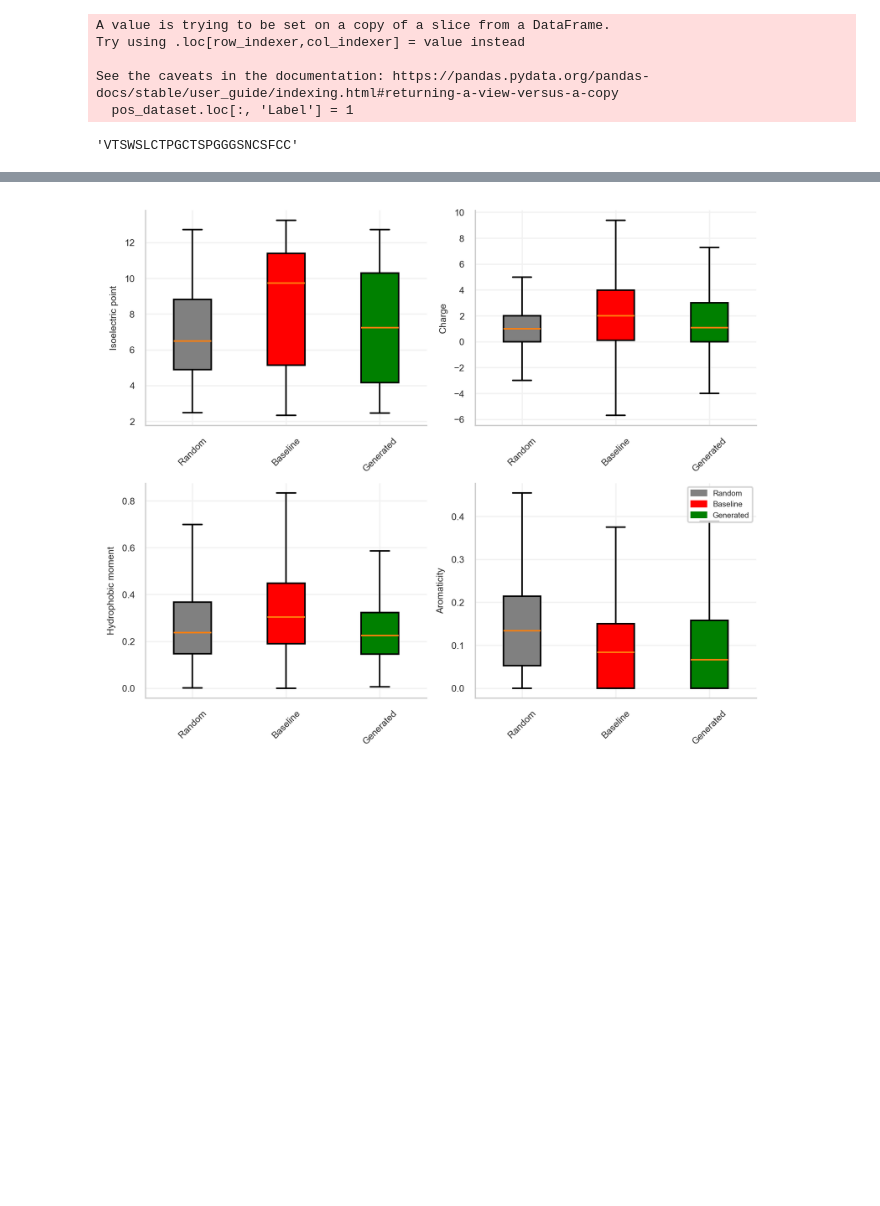
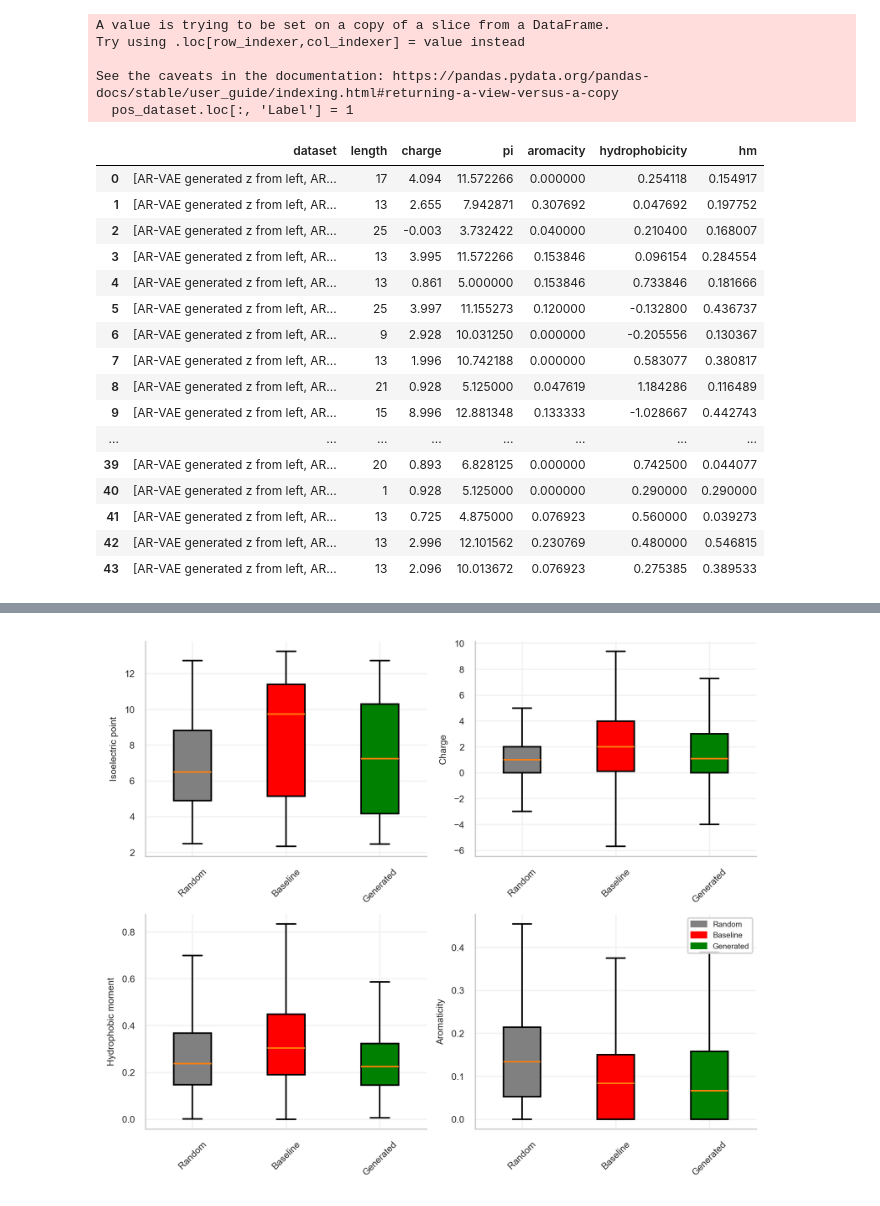
Before and after one commit to gwiazale/PepGlider, a Jupyter notebook: UnconstrainedGeneration_PhysicochemicalProperties.ipynb, the cells around one changed output, grey strips where cells are left out. Cells and saved outputs as stored; diff of their text form; code cells hidden in the pictures; blank space fills up the shorter version.

```diff
--- a/UnconstrainedGeneration_PhysicochemicalProperties.ipynb
+++ b/UnconstrainedGeneration_PhysicochemicalProperties.ipynb
@@ -303,4 +321,0 @@ peptides = [
-# %%
-df[0]
-# %% [output]
-'VTSWSLCTPGCTSPGGGSNCSFCC'
@@ -307,2 +334,34 @@ df[0]
 # %%
 physchem = calculate_physchem(peptides, datasets)
+# %%
+sequences_arvae_right = pd.read_csv('./sequences.csv', header=None)
+sequences_arvae_right[0] = sequences_arvae_right[0].str.strip().str.rstrip("0")
+df_arvae_right = sequences_arvae_right[~sequences_arvae_right[0].str.contains("0")]
+generated_arvae_right = df_arvae_right[0].tolist()
+
+sequences_arvae_left = pd.read_csv('./sequences.csv', header=None)
+sequences_arvae_left[0] = sequences_arvae_left[0].str.strip().str.rstrip("0")
+df_arvae_left = sequences_arvae_left[~sequences_arvae_left[0].str.contains("0")]
+generated_arvae_left = df_arvae_left[0].tolist()
+
+peptides_arvae_lr = calculate_physchem([generated_arvae_left, generated_arvae_right], [['AR-VAE generated z from left', 'AR-VAE generated z from right']])
+# %%
+peptides_arvae_lr
+# %% [output]
+|  | dataset | length | charge | pi | aromacity | hydrophobicity | hm |
+| 0 | [AR-VAE generated z from left, AR... | 17 | 4.094 | 11.572266 | 0.000000 | 0.254118 | 0.154917 |
+| 1 | [AR-VAE generated z from left, AR... | 13 | 2.655 | 7.942871 | 0.307692 | 0.047692 | 0.197752 |
+| 2 | [AR-VAE generated z from left, AR... | 25 | -0.003 | 3.732422 | 0.040000 | 0.210400 | 0.168007 |
+| 3 | [AR-VAE generated z from left, AR... | 13 | 3.995 | 11.572266 | 0.153846 | 0.096154 | 0.284554 |
+| 4 | [AR-VAE generated z from left, AR... | 13 | 0.861 | 5.000000 | 0.153846 | 0.733846 | 0.181666 |
+| 5 | [AR-VAE generated z from left, AR... | 25 | 3.997 | 11.155273 | 0.120000 | -0.132800 | 0.436737 |
+| 6 | [AR-VAE generated z from left, AR... | 9 | 2.928 | 10.031250 | 0.000000 | -0.205556 | 0.130367 |
+| 7 | [AR-VAE generated z from left, AR... | 13 | 1.996 | 10.742188 | 0.000000 | 0.583077 | 0.380817 |
+| 8 | [AR-VAE generated z from left, AR... | 21 | 0.928 | 5.125000 | 0.047619 | 1.184286 | 0.116489 |
+| 9 | [AR-VAE generated z from left, AR... | 15 | 8.996 | 12.881348 | 0.133333 | -1.028667 | 0.442743 |
+| ... | ... | ... | ... | ... | ... | ... | ... |
+| 39 | [AR-VAE generated z from left, AR... | 20 | 0.893 | 6.828125 | 0.000000 | 0.742500 | 0.044077 |
+| 40 | [AR-VAE generated z from left, AR... | 1 | 0.928 | 5.125000 | 0.000000 | 0.290000 | 0.290000 |
+| 41 | [AR-VAE generated z from left, AR... | 13 | 0.725 | 4.875000 | 0.076923 | 0.560000 | 0.039273 |
+| 42 | [AR-VAE generated z from left, AR... | 13 | 2.996 | 12.101562 | 0.230769 | 0.480000 | 0.546815 |
+| 43 | [AR-VAE generated z from left, AR... | 13 | 2.096 | 10.013672 | 0.076923 | 0.275385 | 0.389533 |
```
Also changed, not shown: parts of 18 cells of this notebook, 3 other files.
